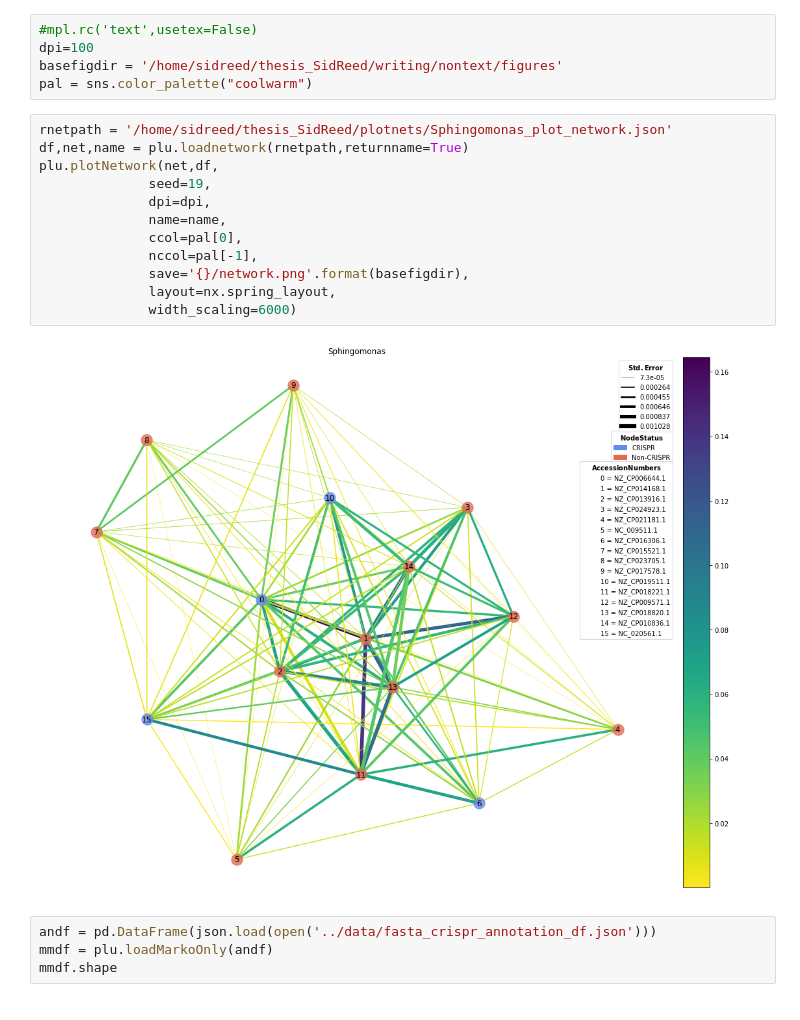
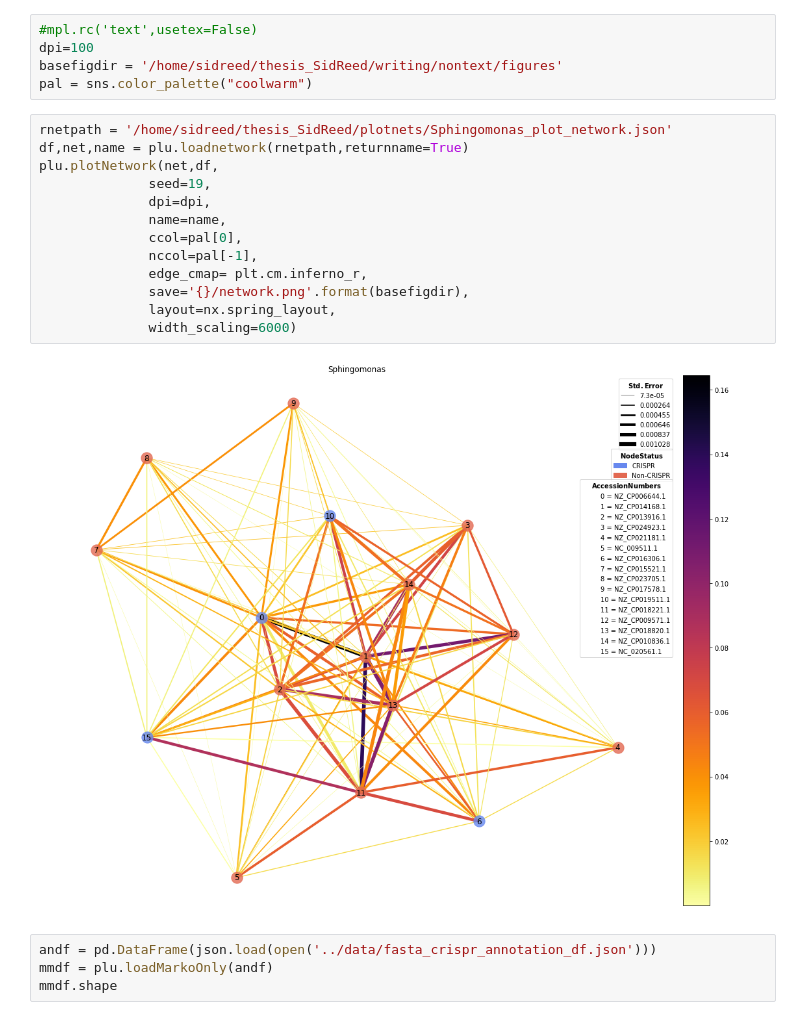
Before and after one commit to DJSiddharthVader/Undergrad_Thesis, a Jupyter notebook: notebooks/plotting.ipynb, the cells around one changed output. Drawn from its saved outputs; the diff is of its cells as text.

Commit message:
updated figures, images, tweaked order and slides for BUS presentation

```diff
--- a/notebooks/plotting.ipynb
+++ b/notebooks/plotting.ipynb
@@ -27,17 +27,18 @@ pal = sns.color_palette("coolwarm")
 # %%
 rnetpath = '/home/sidreed/thesis_SidReed/plotnets/Sphingomonas_plot_network.json'
 df,net,name = plu.loadnetwork(rnetpath,returnname=True)
 plu.plotNetwork(net,df,
               seed=19,
               dpi=dpi,
               name=name,
               ccol=pal[0],
               nccol=pal[-1],
+              edge_cmap= plt.cm.inferno_r,
               save='{}/network.png'.format(basefigdir),
               layout=nx.spring_layout,
               width_scaling=6000)
 # %% [output]
-[figure, old version]
+[figure, new version]
 # %%
 andf = pd.DataFrame(json.load(open('../data/fasta_crispr_annotation_df.json')))
 mmdf = plu.loadMarkoOnly(andf)
```
Also changed, not shown: parts of 8 cells of this notebook, 20 other files.
